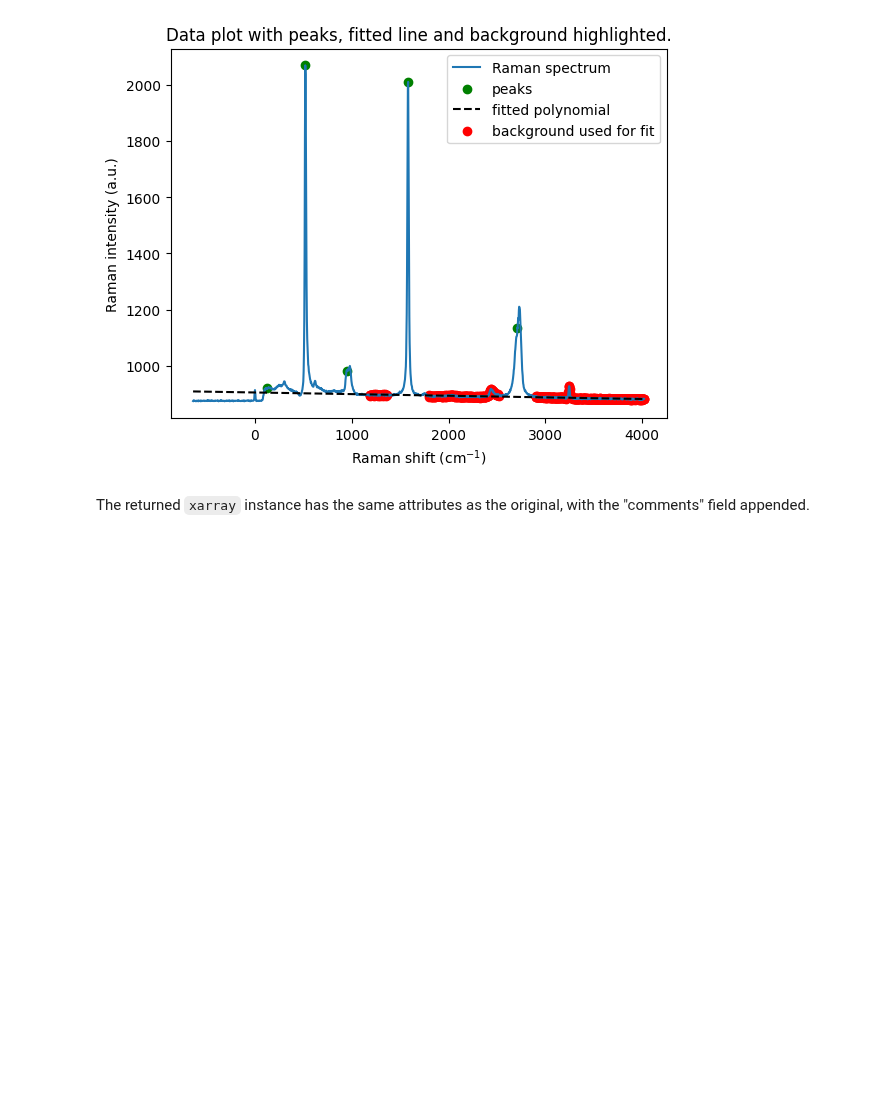
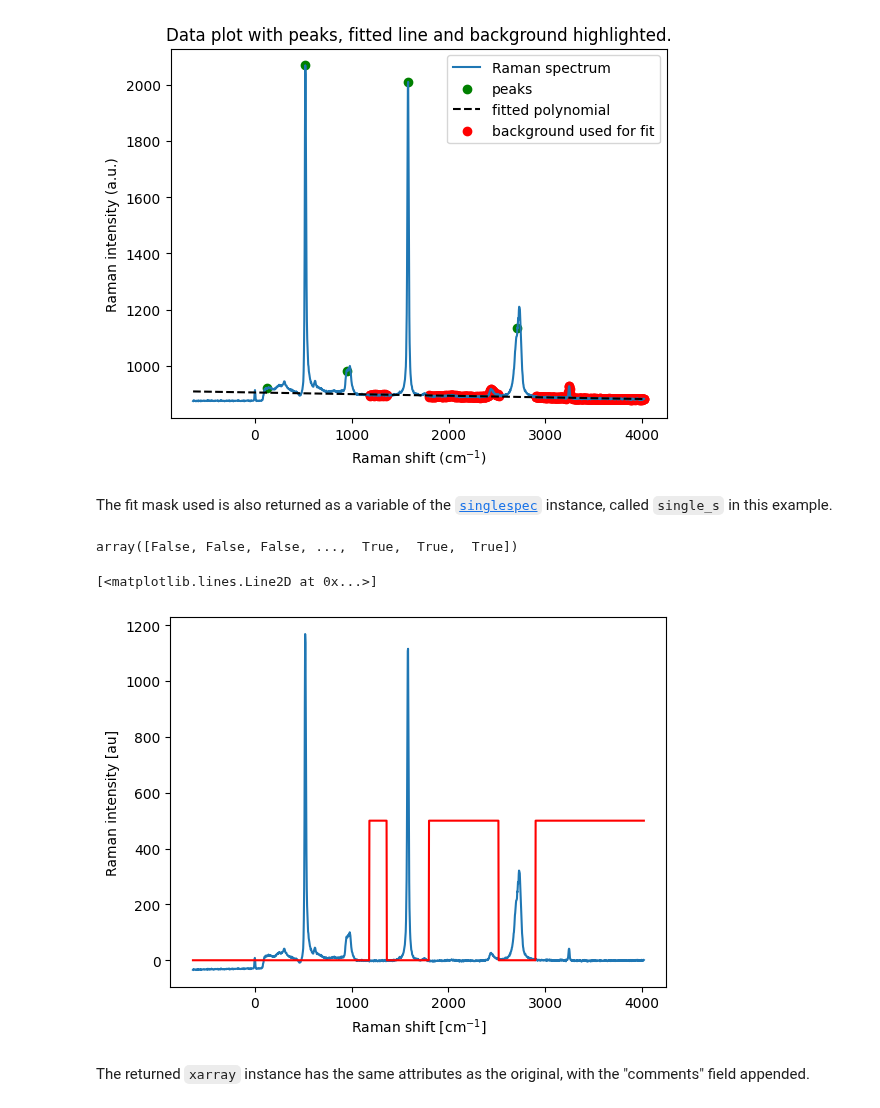
Before and after one commit to zrbyte/ramantools, a Jupyter notebook: ramantools tutorial.ipynb, the cells around one changed output. Cells and saved outputs as stored; diff of their text form; code cells hidden in the pictures; blank space fills up the shorter version.

```diff
--- a/ramantools tutorial.ipynb
+++ b/ramantools tutorial.ipynb
@@ -177,7 +177,7 @@ For this we will use the test data on Github, in the folder: 'test data'
 data_path_ss = 'test data/FLG36.MK_FLG_ABC_36--Spectrum--001--Spec.Data 1.txt'
 info_path_ss = 'test data/FLG36.MK_FLG_ABC_36--Spectrum--001--Information.txt'
 # %%
-singlespec = rt.singlespec(data_path_ss, info_path_ss)
+single_s = rt.singlespec(data_path_ss, info_path_ss)
 # %% [markdown]
 For single spectra, we also get an `xarray` object, called `ssxr`.
 # %% [markdown]
@@ -288,13 +284,25 @@ This is much better, giving us a nice second order fit.
 
 Final tweaks: If we don't want the area around 0 cm$^{-1}$, we can just "add a peak there". Let's change back to linear fit.
 # %%
-single_spec_nobg = singlespec.remove_bg(
+single_spec_nobg = single_s.remove_bg(
     toplot = True,
     polyorder = 1,
     peak_pos = [120, 520, 950, 1583, 2710],
     wmin = 12)
 # %% [output]
 [figure]
+# %% [markdown]
+The fit mask used is also returned as a variable of the [`singlespec`](https://zrbyte.github.io/ramantools/ramantools.html#ramantools.singlespec) instance, called `single_s` in this example.
+# %%
+single_s.mask
+# %% [output]
+array([False, False, False, ...,  True,  True,  True])
+# %%
+single_spec_nobg.plot()
+pl.plot(single_s.ramanshift, single_s.mask*500, 'r')
+# %% [output]
+[<matplotlib.lines.Line2D at 0x...>]
+[figure, added]
 # %% [markdown]
 The returned `xarray` instance has the same attributes as the original, with the "comments" field appended.
 # %%
```
Also changed, not shown: parts of 60 cells of this notebook, 6 other files.
